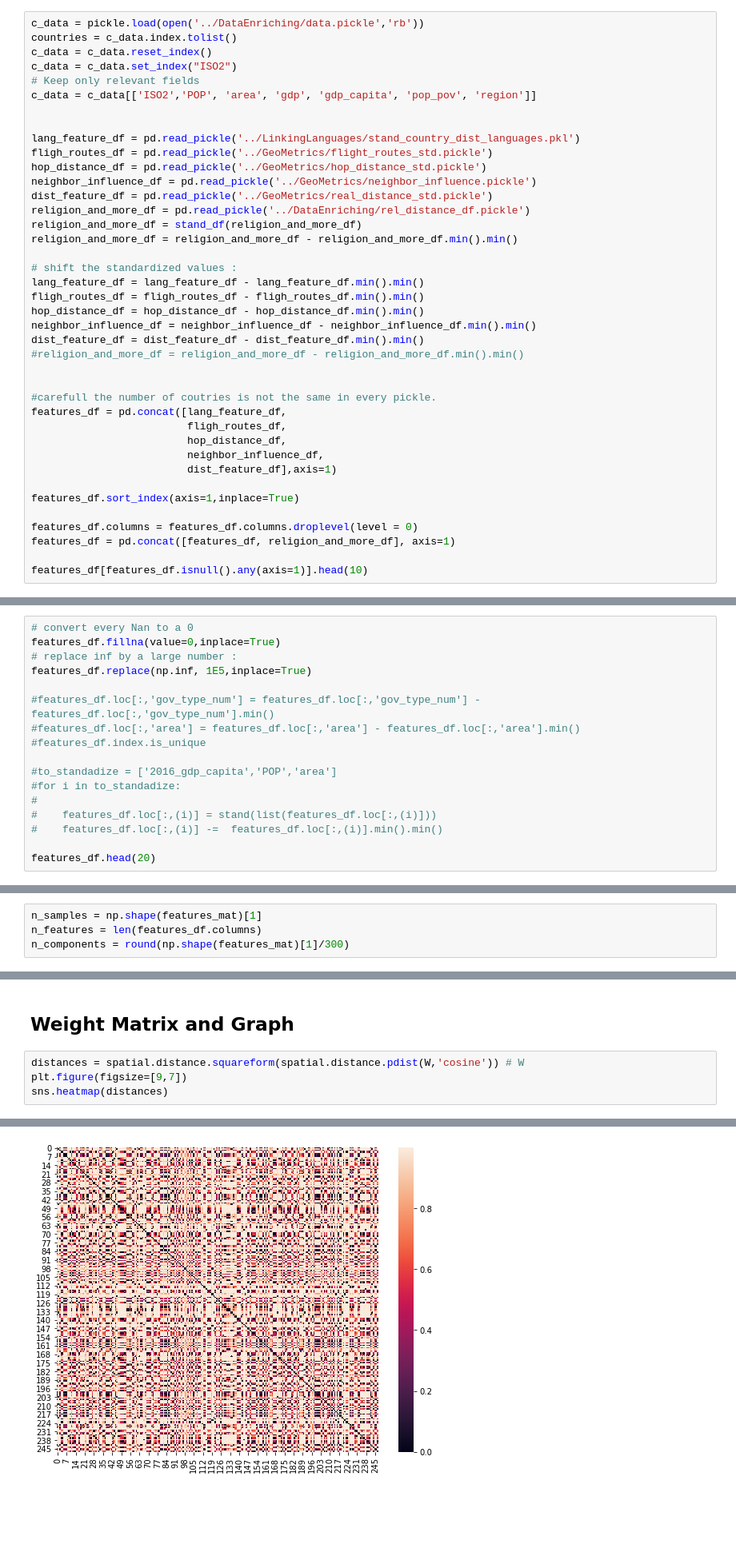
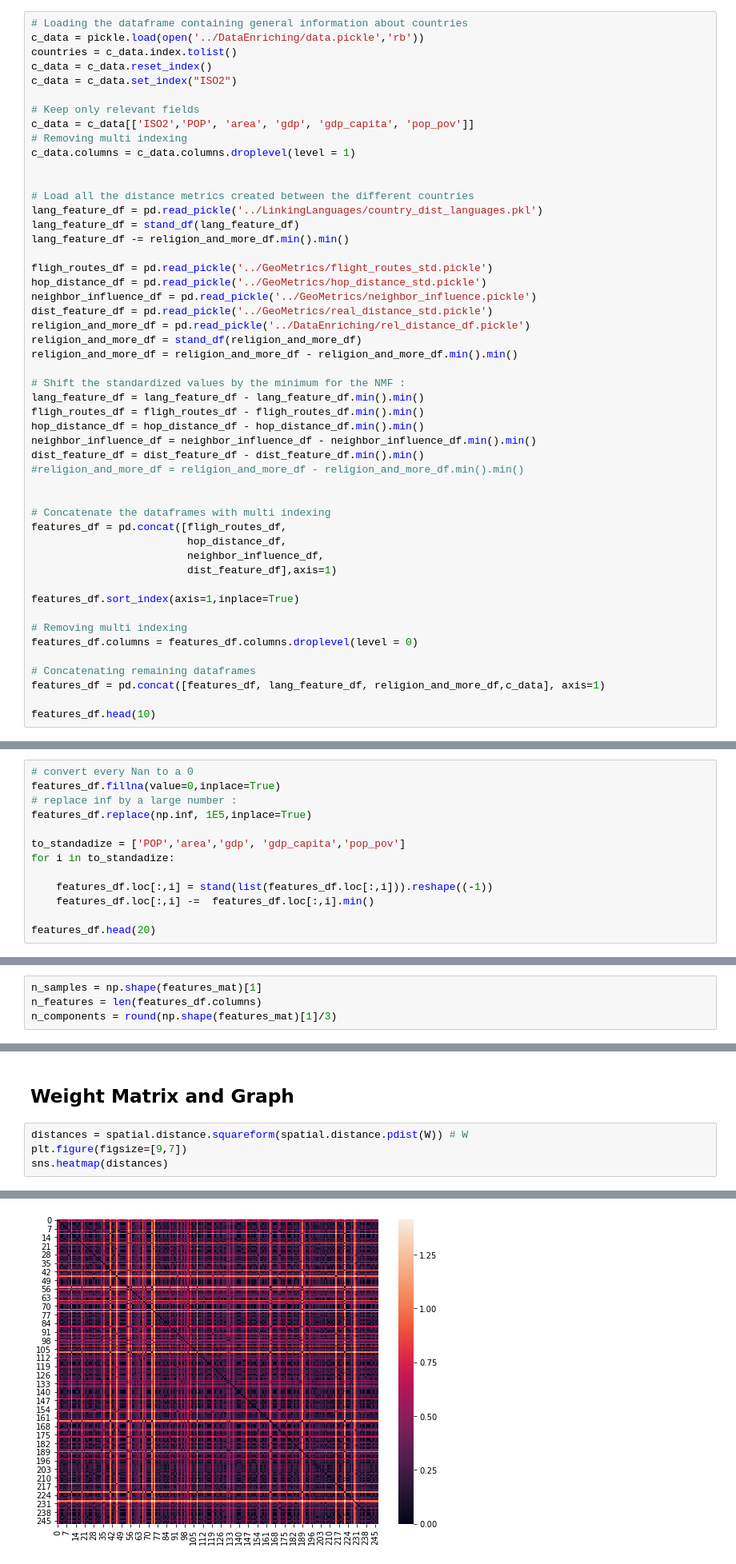
Before and after one commit to LailaHms/ADA2017_Homeworks, a Jupyter notebook: Project/AwarenessModel/NMF Model .ipynb, the cells around one changed output, grey strips where cells are left out. Shown at 80% size. Drawn from its saved outputs; the diff is of its cells as text; blank space fills up the shorter version.

```diff
--- a/Project/AwarenessModel/NMF Model .ipynb
+++ b/Project/AwarenessModel/NMF Model .ipynb
@@ -32,15 +34,23 @@ def stand_df(df):
     scaled_list = std_scaler.transform(np.array(mylist).reshape(-1, 1)).reshape(myshape)
     return pd.DataFrame(scaled_list,index=myindex,columns=mycolumns)
 # %%
+# Loading the dataframe containing general information about countries
 c_data = pickle.load(open('../DataEnriching/data.pickle','rb'))
 countries = c_data.index.tolist()
 c_data = c_data.reset_index()
 c_data = c_data.set_index("ISO2")
+
 # Keep only relevant fields
-c_data = c_data[['ISO2','POP', 'area', 'gdp', 'gdp_capita', 'pop_pov', 'region']]
+c_data = c_data[['ISO2','POP', 'area', 'gdp', 'gdp_capita', 'pop_pov']]
+# Removing multi indexing
+c_data.columns = c_data.columns.droplevel(level = 1)
 
 
-lang_feature_df = pd.read_pickle('../LinkingLanguages/stand_country_dist_languages.pkl')
+# Load all the distance metrics created between the different countries
+lang_feature_df = pd.read_pickle('../LinkingLanguages/country_dist_languages.pkl')
+lang_feature_df = stand_df(lang_feature_df)
+lang_feature_df -= religion_and_more_df.min().min()
+
 fligh_routes_df = pd.read_pickle('../GeoMetrics/flight_routes_std.pickle')
 hop_distance_df = pd.read_pickle('../GeoMetrics/hop_distance_std.pickle')
 neighbor_influence_df = pd.read_pickle('../GeoMetrics/neighbor_influence.pickle')
@@ -49,7 +59,7 @@ religion_and_more_df = pd.read_pickle('../DataEnriching/rel_distance_df.pickle')
 religion_and_more_df = stand_df(religion_and_more_df)
 religion_and_more_df = religion_and_more_df - religion_and_more_df.min().min()
 
-# shift the standardized values :
+# Shift the standardized values by the minimum for the NMF :
 lang_feature_df = lang_feature_df - lang_feature_df.min().min()
 fligh_routes_df = fligh_routes_df - fligh_routes_df.min().min()
 hop_distance_df = hop_distance_df - hop_distance_df.min().min()
@@ -58,18 +68,20 @@ dist_feature_df = dist_feature_df - dist_feature_df.min().min()
 #religion_and_more_df = religion_and_more_df - religion_and_more_df.min().min()
 
 
-#carefull the number of coutries is not the same in every pickle.
-features_df = pd.concat([lang_feature_df,
-                         fligh_routes_df,
+# Concatenate the dataframes with multi indexing
+features_df = pd.concat([fligh_routes_df,
                          hop_distance_df,
                          neighbor_influence_df,
                          dist_feature_df],axis=1)
 
 features_df.sort_index(axis=1,inplace=True)
 
+# Removing multi indexing
 features_df.columns = features_df.columns.droplevel(level = 0)
-features_df = pd.concat([features_df, religion_and_more_df], axis=1)
 
-features_df[features_df.isnull().any(axis=1)].head(10)
+# Concatenating remaining dataframes
+features_df = pd.concat([features_df, lang_feature_df, religion_and_more_df,c_data], axis=1)
+
+features_df.head(10)
 # %% [output]
 |  | AD | AE | AF | AG | AI | AL | AM | AO | AQ | AR | ... | ... |
@@ -81,15 +104,11 @@ features_df.fillna(value=0,inplace=True)
 # replace inf by a large number :
 features_df.replace(np.inf, 1E5,inplace=True)
 
-#features_df.loc[:,'gov_type_num'] = features_df.loc[:,'gov_type_num'] - features_df.loc[:,'gov_type_num'].min()
-#features_df.loc[:,'area'] = features_df.loc[:,'area'] - features_df.loc[:,'area'].min()
-#features_df.index.is_unique
+to_standadize = ['POP','area','gdp', 'gdp_capita','pop_pov']
+for i in to_standadize:
 
-#to_standadize = ['2016_gdp_capita','POP','area']
-#for i in to_standadize:
-#
-#    features_df.loc[:,(i)] = stand(list(features_df.loc[:,(i)]))
-#    features_df.loc[:,(i)] -=  features_df.loc[:,(i)].min().min()
+    features_df.loc[:,i] = stand(list(features_df.loc[:,i])).reshape((-1))
+    features_df.loc[:,i] -=  features_df.loc[:,i].min()
 
 features_df.head(20)
 # %% [output]
@@ -118,7 +137,7 @@ features_mat = features_df.as_matrix()
 # %%
 n_samples = np.shape(features_mat)[1]
 n_features = len(features_df.columns)
-n_components = round(np.shape(features_mat)[1]/300)
+n_components = round(np.shape(features_mat)[1]/3)
 # %%
 W = LatentDirichletAllocation(n_components=n_components, max_iter=20,
                                 learning_method='online',
@@ -137,10 +156,10 @@ sns.distplot(W.flatten())
 # %% [markdown]
 ## Weight Matrix and Graph
 # %%
-distances = spatial.distance.squareform(spatial.distance.pdist(W,'cosine')) # W
+distances = spatial.distance.squareform(spatial.distance.pdist(W)) # W
 plt.figure(figsize=[9,7])
 sns.heatmap(distances)
 # %% [output]
 <matplotlib.axes._subplots.AxesSubplot at 0x...>
-[figure, old version]
+[figure, new version]
 # %%
```
Also changed, not shown: parts of 13 cells of this notebook, 26 other files.
